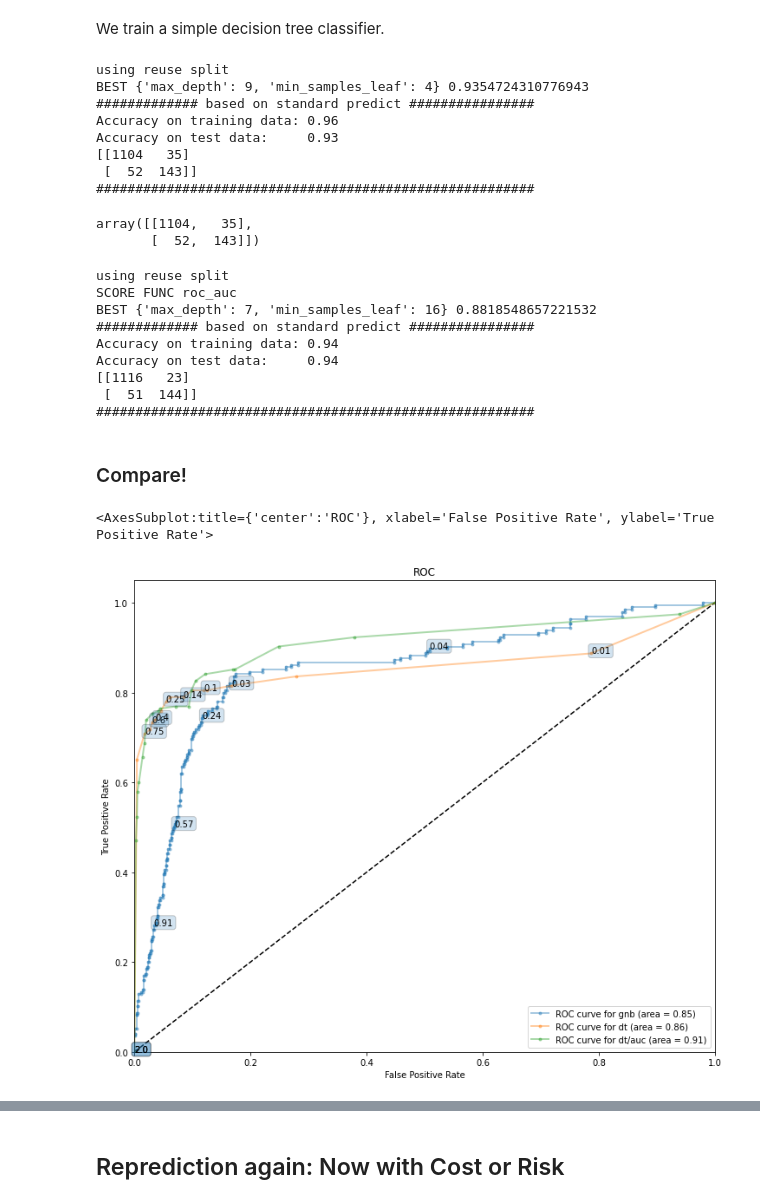
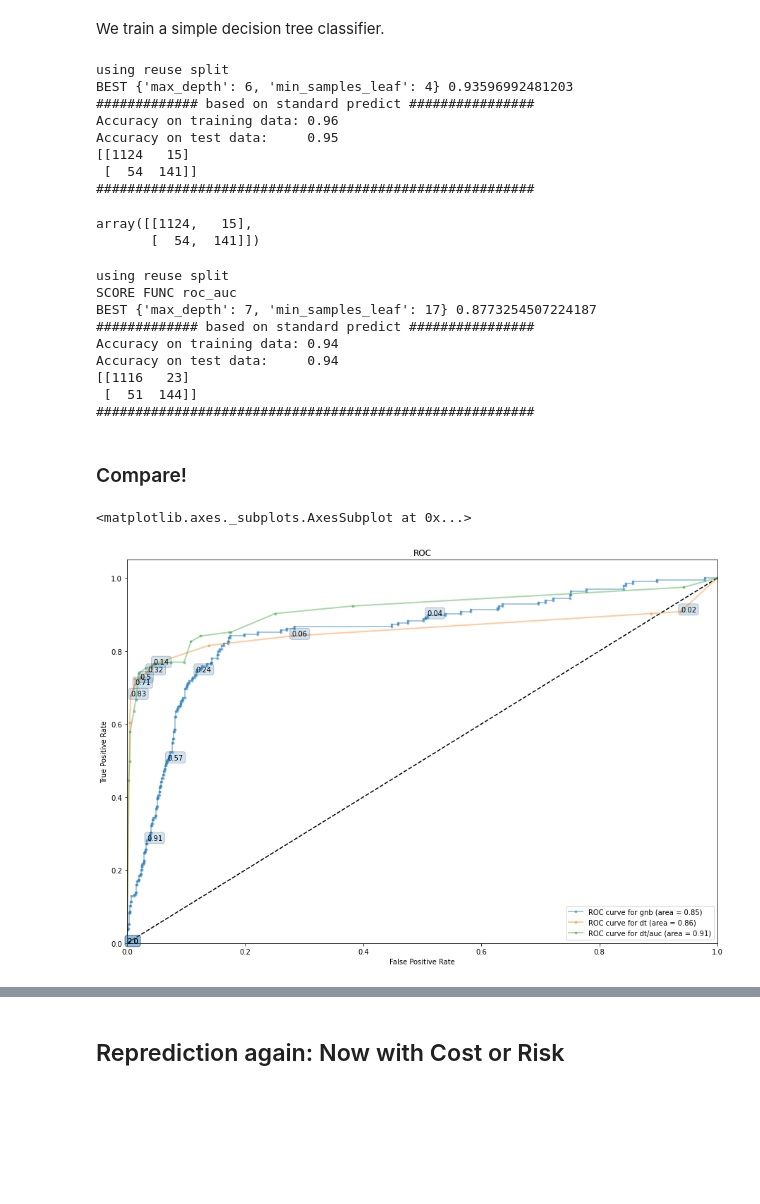
Before and after one commit to bitanb1999/Churn, a Jupyter notebook: churn.ipynb, the cells around one changed output, grey strips where cells are left out. Saved outputs shown, nothing was run; the diff lists cells and outputs as text; code cells hidden in the pictures; blank space fills up the shorter version.

```diff
--- a/churn.ipynb
+++ b/churn.ipynb
@@ -90,7 +92,7 @@ def points_plot_prob(ax, Xtr, Xte, ytr, yte, clf, colorscale=cmap_light, cdiscre
 This is a dataset from a telecom company, of their customers. Based on various features of these customers and their calling plans, we want to predict if a customer is likely to leave the company. This is expensive for the company, as a lost customer means lost monthly revenue!
 # %%
 #data set from yhathq: http://blog.yhathq.com/posts/predicting-customer-churn-with-sklearn.html
-dfchurn=pd.read_csv("data/churn.csv")
+dfchurn=pd.read_csv("/content/churn.csv")
 dfchurn.head()
 # %% [output]
 |  | State | Account Length | Area Code | Phone | Int'l Plan | VMail Plan | VMail Message | Day Mins | ... |
@@ -399,18 +401,18 @@ clfdt, Xtrain, ytrain, Xtest, ytest  = do_classify(clfdt,
     reuse_split=reuse_split)
 # %% [output]
 using reuse split
-BEST {'max_depth': 9, 'min_samples_leaf': 4} 0.9354724310776943
+BEST {'max_depth': 6, 'min_samples_leaf': 4} 0.93596992481203
 ############# based on standard predict ################
 Accuracy on training data: 0.96
-Accuracy on test data:     0.93
-[[1104   35]
- [  52  143]]
+Accuracy on test data:     0.95
+[[1124   15]
+ [  54  141]]
 ########################################################
 # %%
 confusion_matrix(ytest,clfdt.predict(Xtest))
 # %% [output]
-array([[1104,   35],
-       [  52,  143]])
+array([[1124,   15],
+       [  54,  141]])
 # %%
 from sklearn.ensemble import RandomForestClassifier
 # %%
@@ -423,7 +425,7 @@ clfdt2, Xtrain, ytrain, Xtest, ytest  = do_classify(clfdt2,
 # %% [output]
 using reuse split
 SCORE FUNC roc_auc
-BEST {'max_depth': 7, 'min_samples_leaf': 16} 0.8818548657221532
+BEST {'max_depth': 7, 'min_samples_leaf': 17} 0.8773254507224187
 ############# based on standard predict ################
 Accuracy on training data: 0.94
 Accuracy on test data:     0.94
@@ -433,13 +435,13 @@ Accuracy on test data:     0.94
 # %% [markdown]
 ### Compare!
 # %%
-fig, ax = plt.subplots(figsize=(12,10))
+fig, ax = plt.subplots(figsize=(15,10))
 make_roc("gnb",clfgnb, ytest, Xtest, ax=ax, labe=50, initial=True);
 make_roc("dt",clfdt, ytest, Xtest, ax, labe=2)
 make_roc("dt/auc",clfdt2, ytest, Xtest, ax, labe=50)
 # %% [output]
-<AxesSubplot:title={'center':'ROC'}, xlabel='False Positive Rate', ylabel='True Positive Rate'>
+<matplotlib.axes._subplots.AxesSubplot at 0x...>
-[figure, old version]
+[figure, new version]
 # %% [markdown]
 How do we read which classifier is better from a ROC curve. The usual advice is to go to the North-West corner of a ROC curve, as that is closest to TPE=1, FPR=0. But thats not our setup here..we have this asymmetric data set. The other advice is to look at the classifier with the highest AUC. But as we can see in the image below, captured from a different decision tree, you can have a situation in which the 'the AUC is the same, but the classifiers seem to have very different performances in different parts of the graph
 
```
Also changed, not shown: parts of 10 cells of this notebook.
